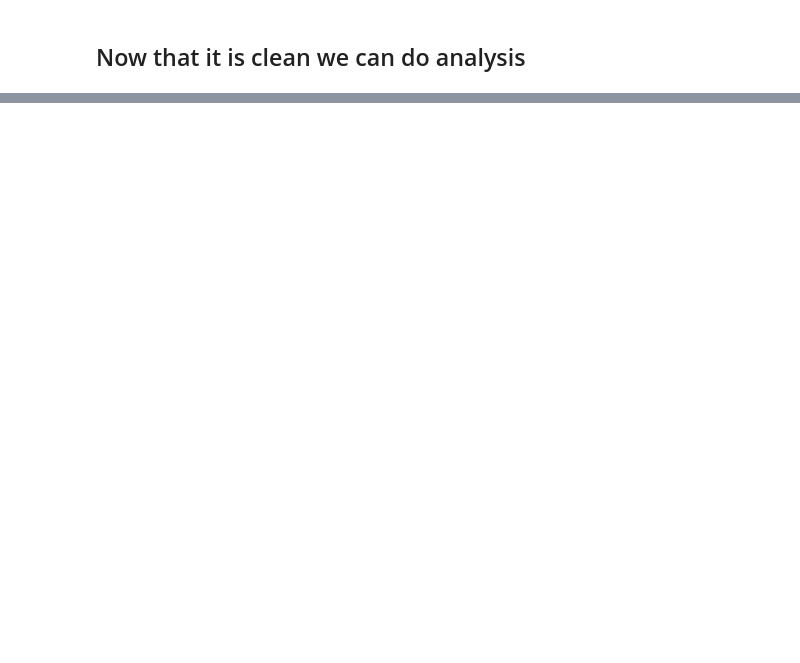
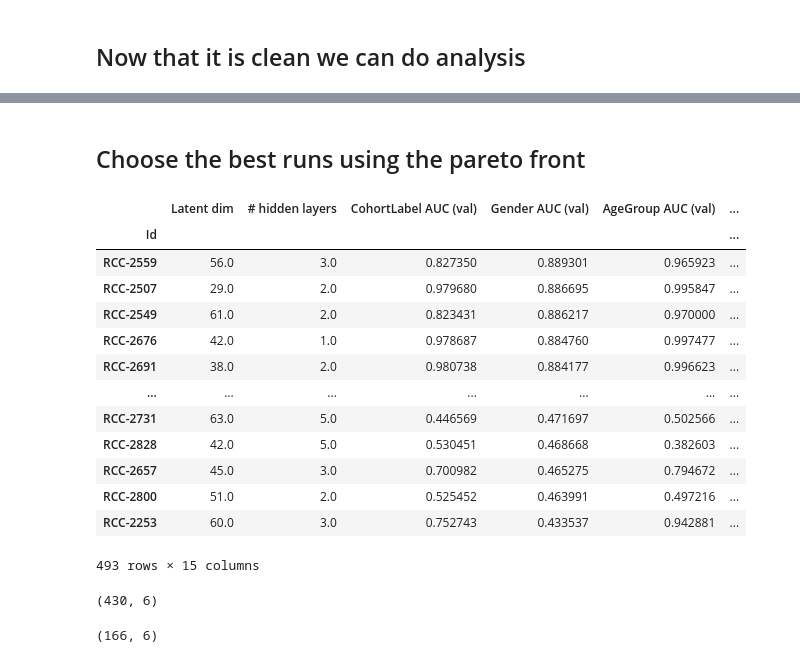
Before and after one commit to ReviveMed/mzEmbed, a Jupyter notebook: ml/analysis_pretrain.ipynb, the cells around one changed output, grey strips where cells are left out. Saved outputs shown, nothing was run; the diff lists cells and outputs as text; code cells hidden in the pictures; blank space fills up the shorter version.

```diff
--- a/ml/analysis_pretrain.ipynb
+++ b/ml/analysis_pretrain.ipynb
@@ -373,0 +380,2 @@ plt.savefig('/Users/jonaheaton/Desktop/vae_clustered_correlation_matrix.png')
+# %% [markdown]
+## Choose the best runs using the pareto front
@@ -373,0 +413,17 @@ plt.savefig('/Users/jonaheaton/Desktop/vae_clustered_correlation_matrix.png')
+# %%
+vae_model_clean
+# %% [output]
+|  | Latent dim | # hidden layers | CohortLabel AUC (val) | Gender AUC (val) | AgeGroup AUC (val) | ... |
+| Id |  |  |  |  |  | ... |
+| RCC-2559 | 56.0 | 3.0 | 0.827350 | 0.889301 | 0.965923 | ... |
+| RCC-2507 | 29.0 | 2.0 | 0.979680 | 0.886695 | 0.995847 | ... |
+| RCC-2549 | 61.0 | 2.0 | 0.823431 | 0.886217 | 0.970000 | ... |
+| RCC-2676 | 42.0 | 1.0 | 0.978687 | 0.884760 | 0.997477 | ... |
+| RCC-2691 | 38.0 | 2.0 | 0.980738 | 0.884177 | 0.996623 | ... |
+| ... | ... | ... | ... | ... | ... | ... |
+| RCC-2731 | 63.0 | 5.0 | 0.446569 | 0.471697 | 0.502566 | ... |
+| RCC-2828 | 42.0 | 5.0 | 0.530451 | 0.468668 | 0.382603 | ... |
+| RCC-2657 | 45.0 | 3.0 | 0.700982 | 0.465275 | 0.794672 | ... |
+| RCC-2800 | 51.0 | 2.0 | 0.525452 | 0.463991 | 0.497216 | ... |
+| RCC-2253 | 60.0 | 3.0 | 0.752743 | 0.433537 | 0.942881 | ... |
+493 rows × 15 columns
@@ -373,0 +436,4 @@ plt.savefig('/Users/jonaheaton/Desktop/vae_clustered_correlation_matrix.png')
+# %%
+df_obj.shape
+# %% [output]
+(430, 6)
@@ -373,0 +442,4 @@ plt.savefig('/Users/jonaheaton/Desktop/vae_clustered_correlation_matrix.png')
+# %%
+pareto_df.shape
+# %% [output]
+(166, 6)
```
Also changed, not shown: parts of 21 cells of this notebook, 1 other file.
